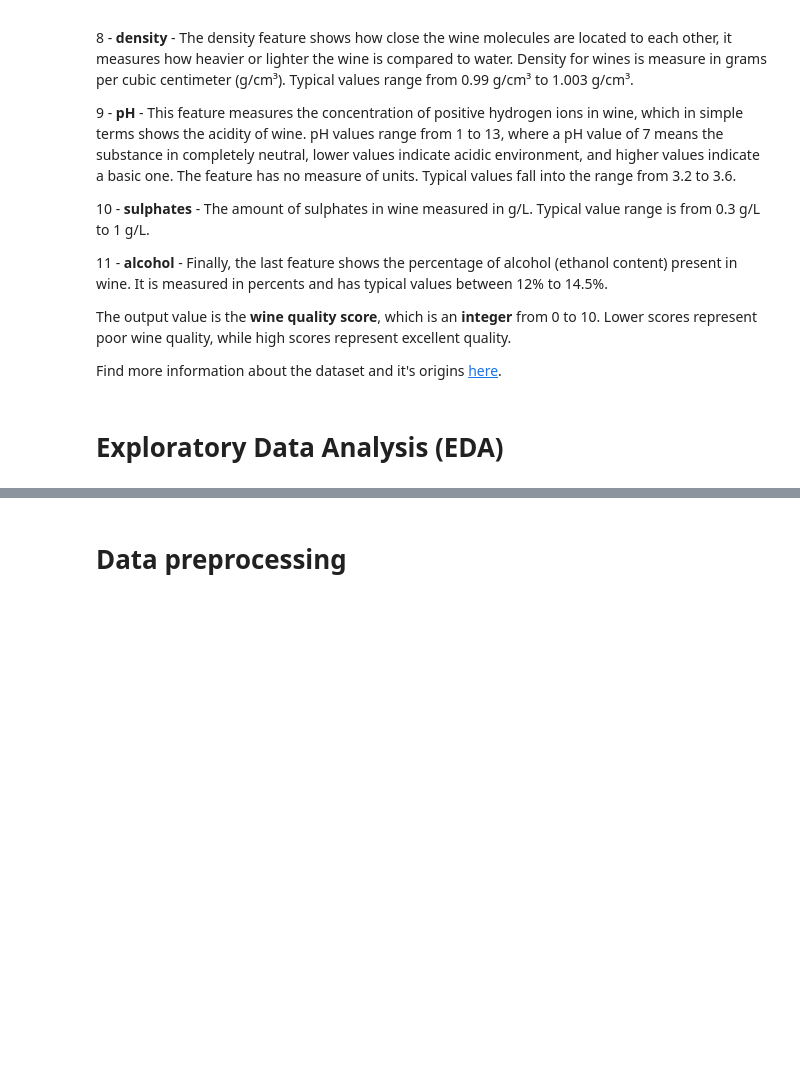
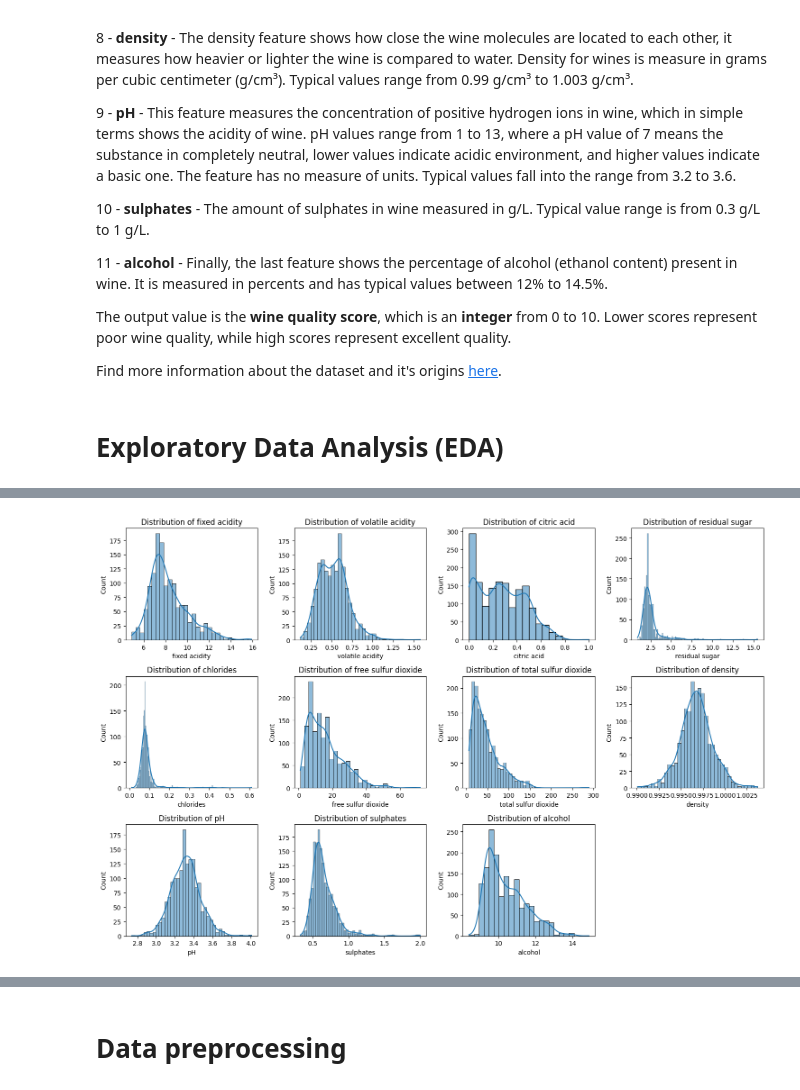
Before and after one commit to suren2003ah7/WineQualityClassifier, a Jupyter notebook: wineClassifier.ipynb, the cells around one changed output, grey strips where cells are left out. Drawn from its saved outputs; the diff is of its cells as text; code cells hidden in the pictures; blank space fills up the shorter version.

Commit message:
added data analysis, GNB, RF

```diff
--- a/wineClassifier.ipynb
+++ b/wineClassifier.ipynb
@@ -41,3 +41,98 @@ Find more information about the dataset and it's origins [here](https://www.kagg
 # Exploratory Data Analysis (EDA)
 # %%
 # Satine Aghababyan
+import matplotlib.pyplot as plt
+import seaborn as sns
+
+df = wine_data
+
+print("\nFirst few lines for display")
+print(df.head())
+
+print("\nSummary Statistics")
+print(df.describe())
+
+print("\nMissing Values")
+print(df.isnull().sum())
+
+print("\nDistribution of Features")
+numeric_features = df.columns[:-1]  # Assuming 'quality' is the last column
+plt.figure(figsize=(15, 10))
+for i, col in enumerate(numeric_features, 1):
+    plt.subplot(3, 4, i)
+    sns.histplot(df[col], kde=True)
+    plt.title(f'Distribution of {col}')
+plt.tight_layout()
+plt.show()
+
+#Էս մի հատ նայեք՝ պետք ա թե չէ
+print("\nBoxplot Distribution of Features (for detecting outliers)")
+plt.figure(figsize=(15, 10))
+for i, col in enumerate(numeric_features, 1):
+    plt.subplot(3, 4, i)
+    sns.boxplot(x=df[col])
+    plt.title(f'Boxplot of {col}')
+plt.tight_layout()
+plt.show()
+
+#Էս փակագծերում գրածներս կարանք քոմենթ սարքենք եսլի չտո, կամ հանենք present անելուց կասենք
+print("\nCount of Quality (for understanding if our data is balanced or biased)")
+plt.figure(figsize=(6, 4))
+sns.countplot(x='quality', data=df)
+plt.title('Wine Quality Distribution')
+plt.show()
+
+print("\nCorrelation")
+plt.figure(figsize=(12, 10))
+corr_matrix = df.corr()
+sns.heatmap(corr_matrix, annot=True, cmap='coolwarm', fmt='.2f')
+plt.title('Correlation Matrix')
+plt.show()
+
+print("\nFeature vs Quality")
+plt.figure(figsize=(15, 10))
+for i, col in enumerate(numeric_features, 1):
+    plt.subplot(3, 4, i)
+    sns.boxplot(x='quality', y=col, data=df)
+    plt.title(f'{col} vs Quality')
+plt.tight_layout()
+plt.show()
+
+print("\nMissing Vales Count")
+total_rows = len(df)
+missing_counts = df.isnull().sum()
+present_counts = total_rows - missing_counts
+columns = df.columns
+
+fig, ax = plt.subplots(figsize=(12, 6))
+
+bars_present = ax.bar(columns, present_counts, color='skyblue', edgecolor='black', label='Present')
+
+bars_missing = ax.bar(columns, missing_counts, bottom=present_counts, color='salmon',
+                      edgecolor='black', hatch='///', label='Missing')
+
+ax.set_ylabel('Number of Values')
+ax.set_title('Present vs Missing Values per Feature')
+plt.xticks(rotation=45)
+ax.legend()
+
+plt.tight_layout()
+plt.show()
+
+
+print("\nMean Feature Values per Wine Quality")
+grouped_means = df.groupby('quality').mean()
+
+grouped_means_T = grouped_means.T
+
+plt.figure(figsize=(14, 8))
+grouped_means_T.plot(kind='bar', figsize=(14, 8), colormap='viridis')
+
+plt.title('Mean Feature Values by Wine Quality')
+plt.ylabel('Mean Value')
+plt.xlabel('Features')
+plt.xticks(rotation=45)
+plt.legend(title='Quality', bbox_to_anchor=(1.05, 1), loc='upper left')
+plt.tight_layout()
+plt.show()
+# %% [output]
@@ -43,0 +156 @@ Find more information about the dataset and it's origins [here](https://www.kagg
+[figure, added]
```
Also changed, not shown: parts of 3 cells of this notebook.
